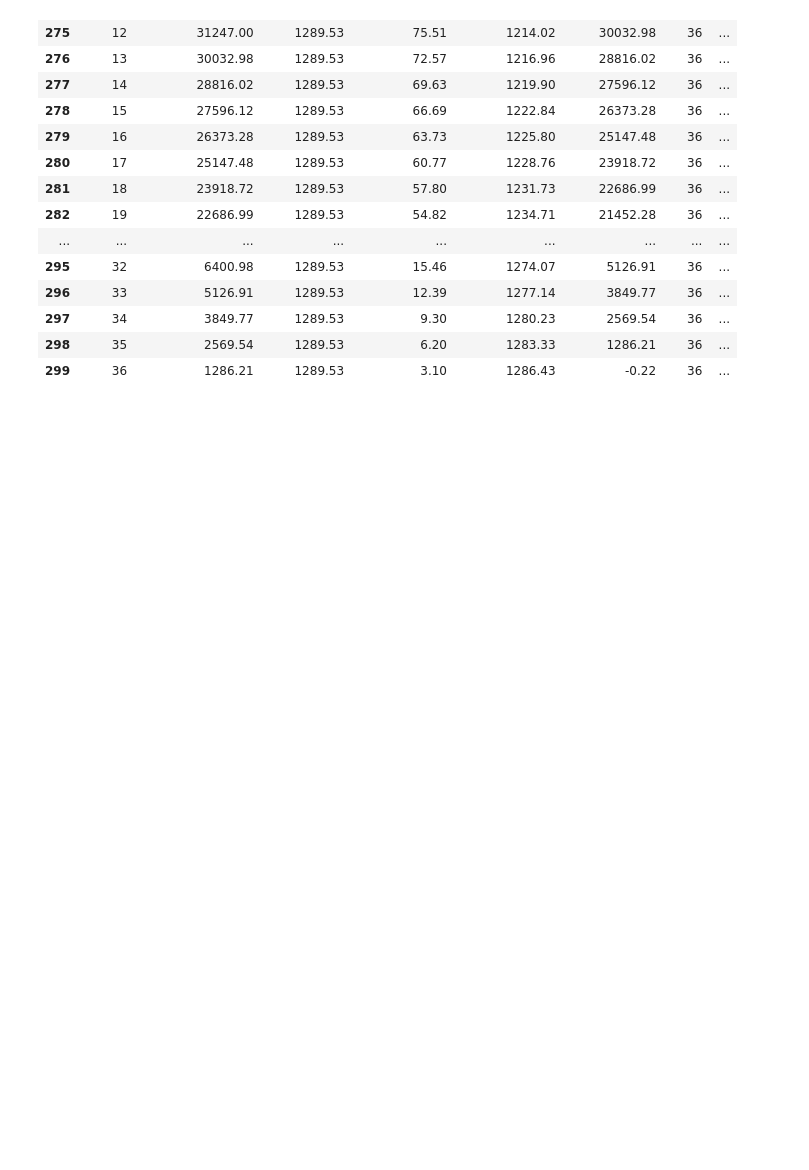
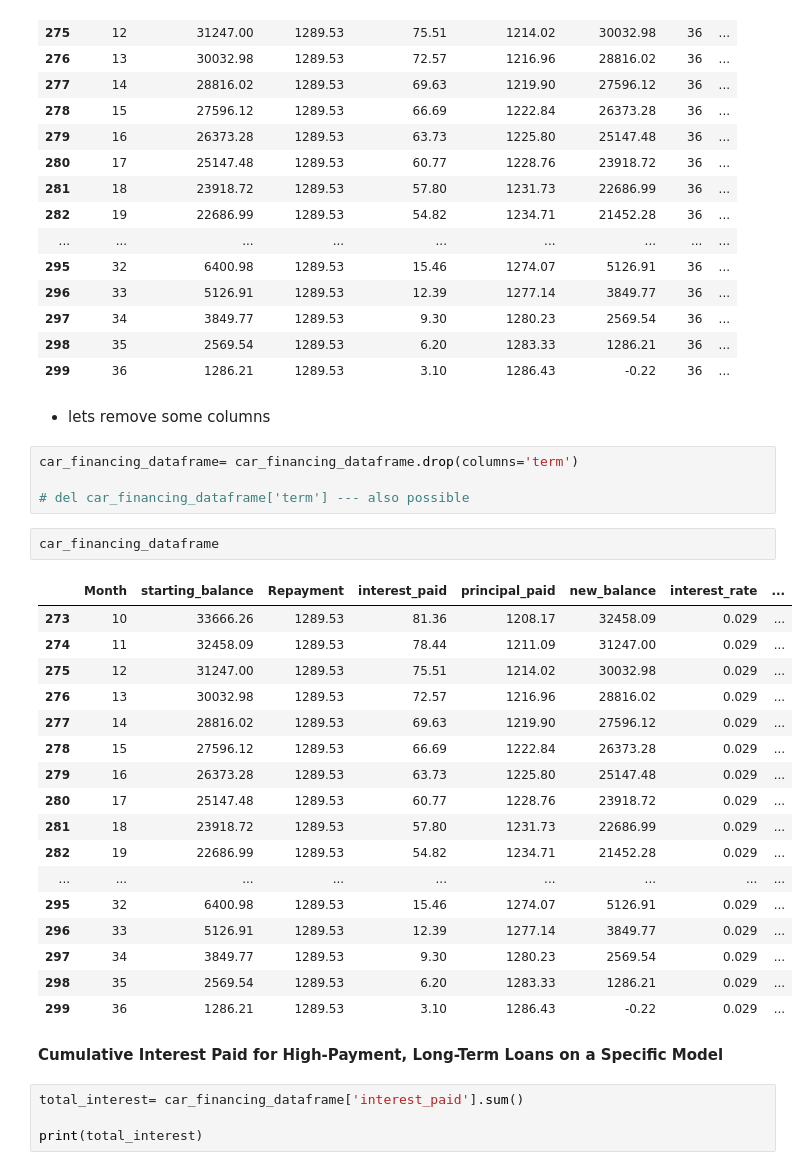
Before and after one commit to Lidiya-MK/python-data-visualizations, a Jupyter notebook: notebook/data_visualizations.ipynb, the cells around one changed output. Drawn from its saved outputs; the diff is of its cells as text; blank space fills up the shorter version.

Commit message:
Cumulative Interest Paid for High-Payment, Long-Term Loans on a Specific car Model

```diff
--- a/notebook/data_visualizations.ipynb
+++ b/notebook/data_visualizations.ipynb
@@ -325,3 +325,35 @@ car_financing_dataframe
 | 297 | 34 | 3849.77 | 1289.53 | 9.30 | 1280.23 | 2569.54 | 36 | ... |
 | 298 | 35 | 2569.54 | 1289.53 | 6.20 | 1283.33 | 1286.21 | 36 | ... |
 | 299 | 36 | 1286.21 | 1289.53 | 3.10 | 1286.43 | -0.22 | 36 | ... |
+# %% [markdown]
+- lets remove some columns
+# %%
+car_financing_dataframe= car_financing_dataframe.drop(columns='term')
+
+# del car_financing_dataframe['term'] --- also possible
+# %%
+car_financing_dataframe
+# %% [output]
+|  | Month | starting_balance | Repayment | interest_paid | principal_paid | new_balance | interest_rate | ... |
+| 273 | 10 | 33666.26 | 1289.53 | 81.36 | 1208.17 | 32458.09 | 0.029 | ... |
+| 274 | 11 | 32458.09 | 1289.53 | 78.44 | 1211.09 | 31247.00 | 0.029 | ... |
+| 275 | 12 | 31247.00 | 1289.53 | 75.51 | 1214.02 | 30032.98 | 0.029 | ... |
+| 276 | 13 | 30032.98 | 1289.53 | 72.57 | 1216.96 | 28816.02 | 0.029 | ... |
+| 277 | 14 | 28816.02 | 1289.53 | 69.63 | 1219.90 | 27596.12 | 0.029 | ... |
+| 278 | 15 | 27596.12 | 1289.53 | 66.69 | 1222.84 | 26373.28 | 0.029 | ... |
+| 279 | 16 | 26373.28 | 1289.53 | 63.73 | 1225.80 | 25147.48 | 0.029 | ... |
+| 280 | 17 | 25147.48 | 1289.53 | 60.77 | 1228.76 | 23918.72 | 0.029 | ... |
+| 281 | 18 | 23918.72 | 1289.53 | 57.80 | 1231.73 | 22686.99 | 0.029 | ... |
+| 282 | 19 | 22686.99 | 1289.53 | 54.82 | 1234.71 | 21452.28 | 0.029 | ... |
+| ... | ... | ... | ... | ... | ... | ... | ... | ... |
+| 295 | 32 | 6400.98 | 1289.53 | 15.46 | 1274.07 | 5126.91 | 0.029 | ... |
+| 296 | 33 | 5126.91 | 1289.53 | 12.39 | 1277.14 | 3849.77 | 0.029 | ... |
+| 297 | 34 | 3849.77 | 1289.53 | 9.30 | 1280.23 | 2569.54 | 0.029 | ... |
+| 298 | 35 | 2569.54 | 1289.53 | 6.20 | 1283.33 | 1286.21 | 0.029 | ... |
+| 299 | 36 | 1286.21 | 1289.53 | 3.10 | 1286.43 | -0.22 | 0.029 | ... |
+# %% [markdown]
+**Cumulative Interest Paid for High-Payment, Long-Term Loans on a Specific Model**
+# %%
+total_interest= car_financing_dataframe['interest_paid'].sum()
+
+print(total_interest)
```
